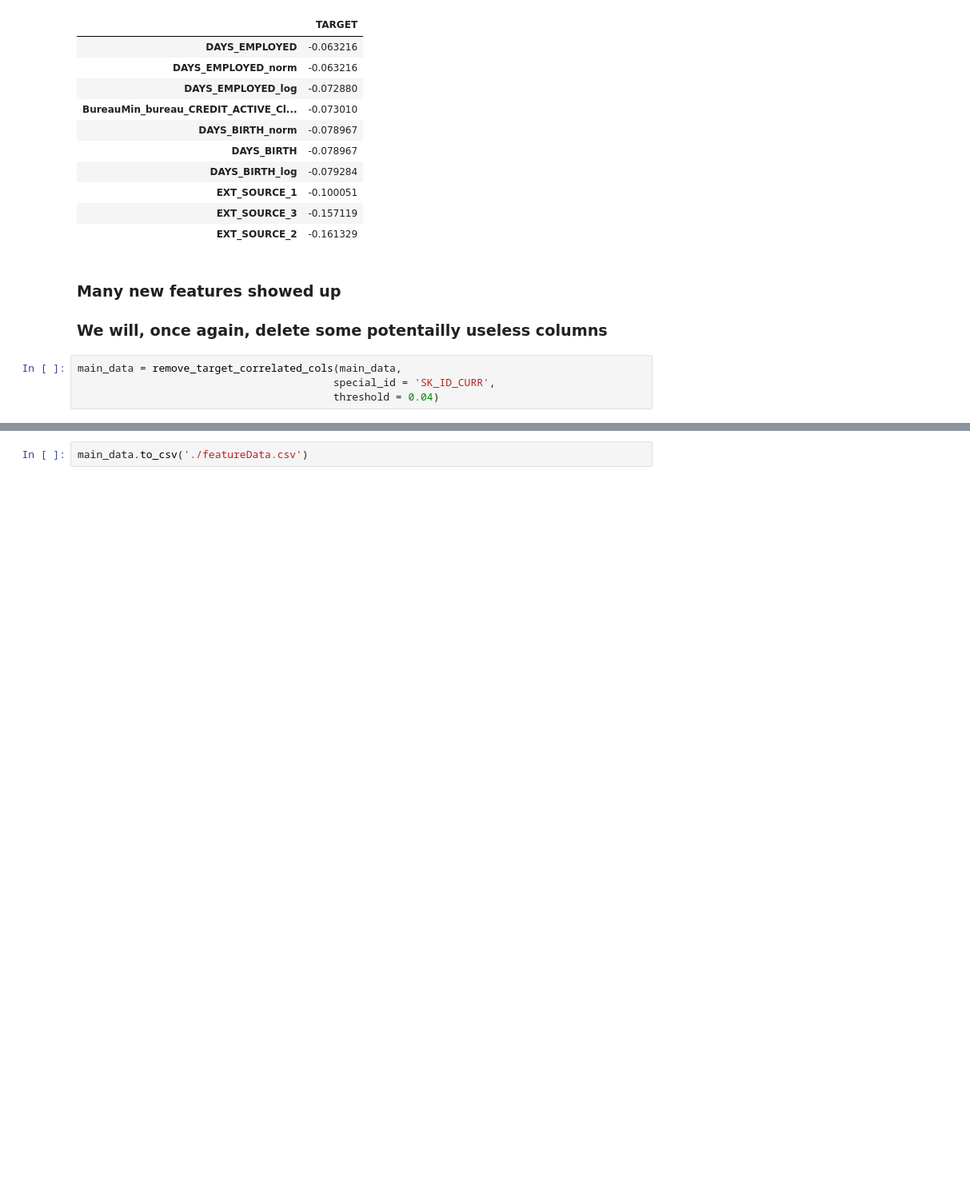
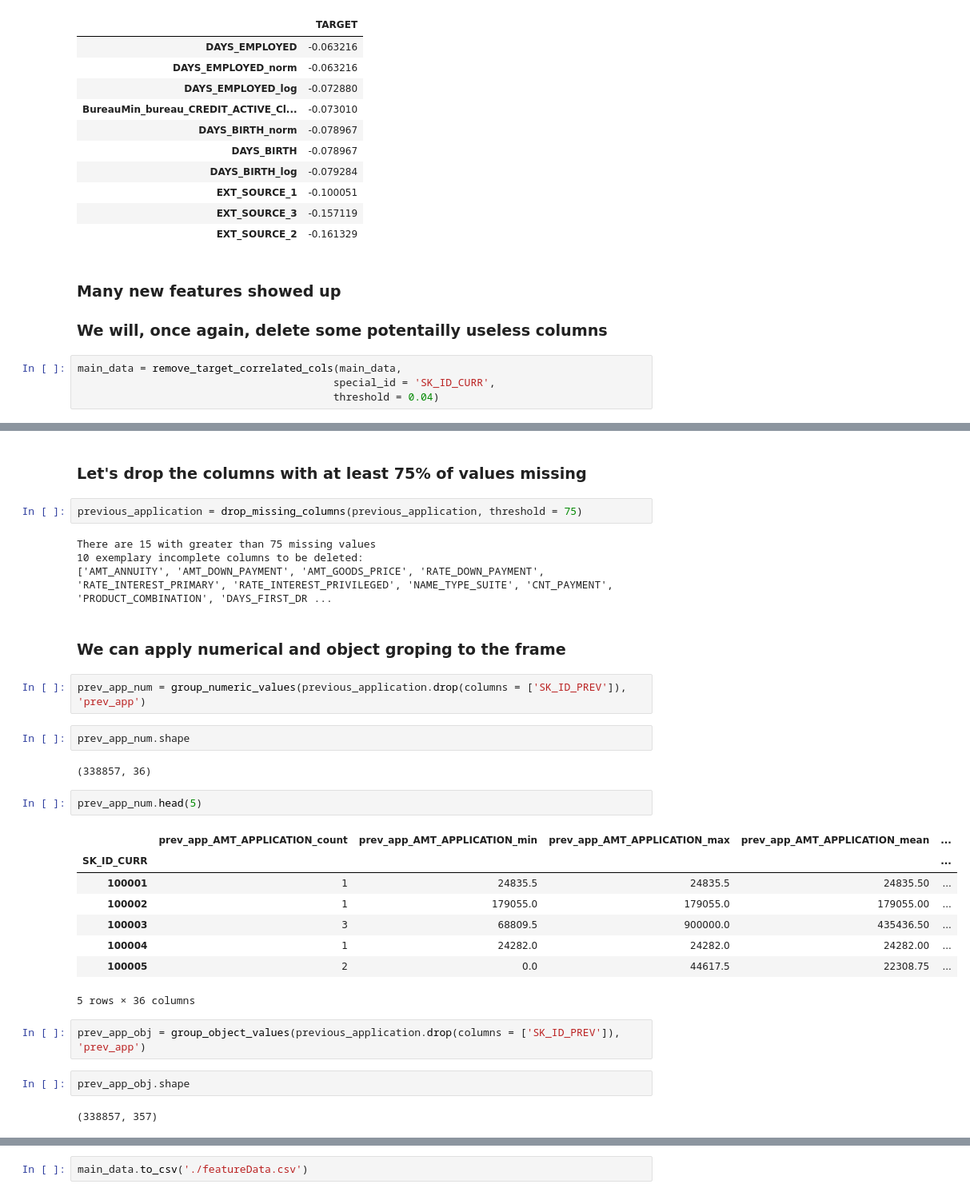
Before and after one commit to IML-Project/Home_Credit_Default_Risk_Project, a Jupyter notebook: FeatureEngineering.ipynb, the cells around one changed output, grey strips where cells are left out. Shown: that part at 80% size. Drawn from its saved outputs; the diff is of its cells as text; blank space fills up the shorter version.

```diff
--- a/FeatureEngineering.ipynb
+++ b/FeatureEngineering.ipynb
@@ -566,0 +637,33 @@ main_data.shape
+# %% [markdown]
+### Let's drop the columns with at least 75% of values missing
+# %%
+previous_application = drop_missing_columns(previous_application, threshold = 75)
+# %% [output]
+There are 15 with greater than 75 missing values
+10 exemplary incomplete columns to be deleted:
+['AMT_ANNUITY', 'AMT_DOWN_PAYMENT', 'AMT_GOODS_PRICE', 'RATE_DOWN_PAYMENT', 'RATE_INTEREST_PRIMARY', 'RATE_INTEREST_PRIVILEGED', 'NAME_TYPE_SUITE', 'CNT_PAYMENT', 'PRODUCT_COMBINATION', 'DAYS_FIRST_DR ...
+# %% [markdown]
+### We can apply numerical and object groping to the frame
+# %%
+prev_app_num = group_numeric_values(previous_application.drop(columns = ['SK_ID_PREV']), 'prev_app')
+# %%
+prev_app_num.shape
+# %% [output]
+(338857, 36)
+# %%
+prev_app_num.head(5)
+# %% [output]
+|  | prev_app_AMT_APPLICATION_count | prev_app_AMT_APPLICATION_min | prev_app_AMT_APPLICATION_max | prev_app_AMT_APPLICATION_mean | ... |
+| SK_ID_CURR |  |  |  |  | ... |
+| 100001 | 1 | 24835.5 | 24835.5 | 24835.50 | ... |
+| 100002 | 1 | 179055.0 | 179055.0 | 179055.00 | ... |
+| 100003 | 3 | 68809.5 | 900000.0 | 435436.50 | ... |
+| 100004 | 1 | 24282.0 | 24282.0 | 24282.00 | ... |
+| 100005 | 2 | 0.0 | 44617.5 | 22308.75 | ... |
+5 rows × 36 columns
+# %%
+prev_app_obj = group_object_values(previous_application.drop(columns = ['SK_ID_PREV']), 'prev_app')
+# %%
+prev_app_obj.shape
+# %% [output]
+(338857, 357)
```
Also changed, not shown: parts of 42 cells of this notebook.
